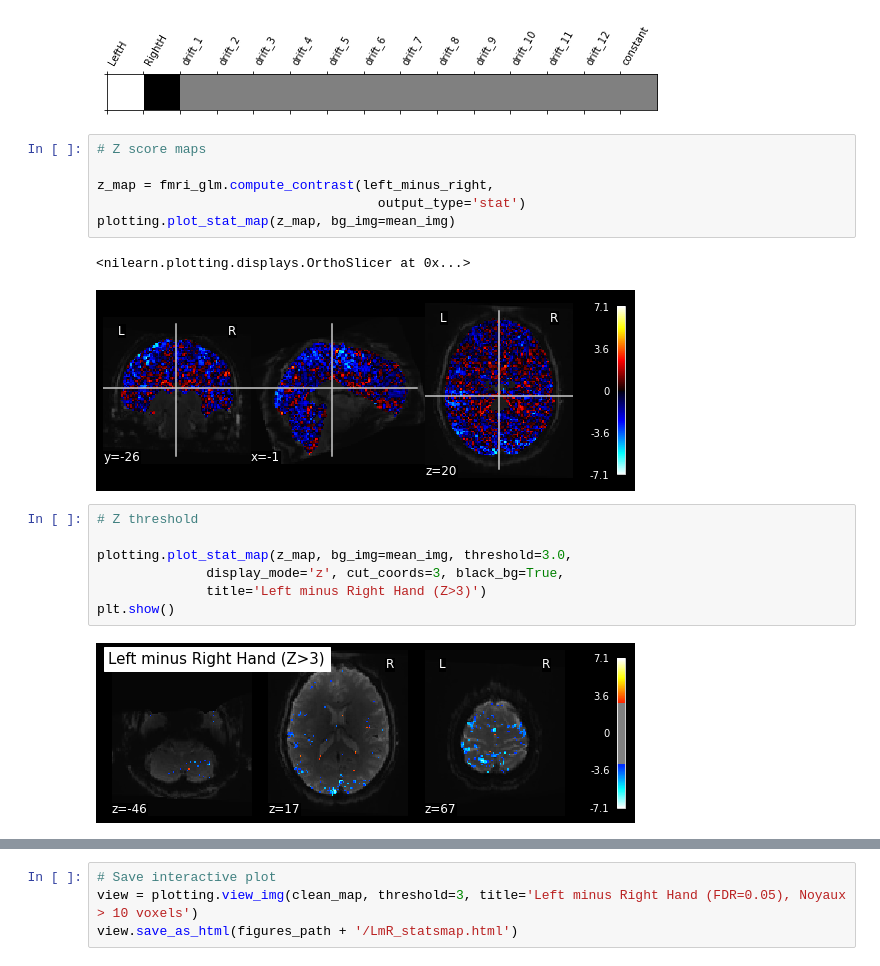
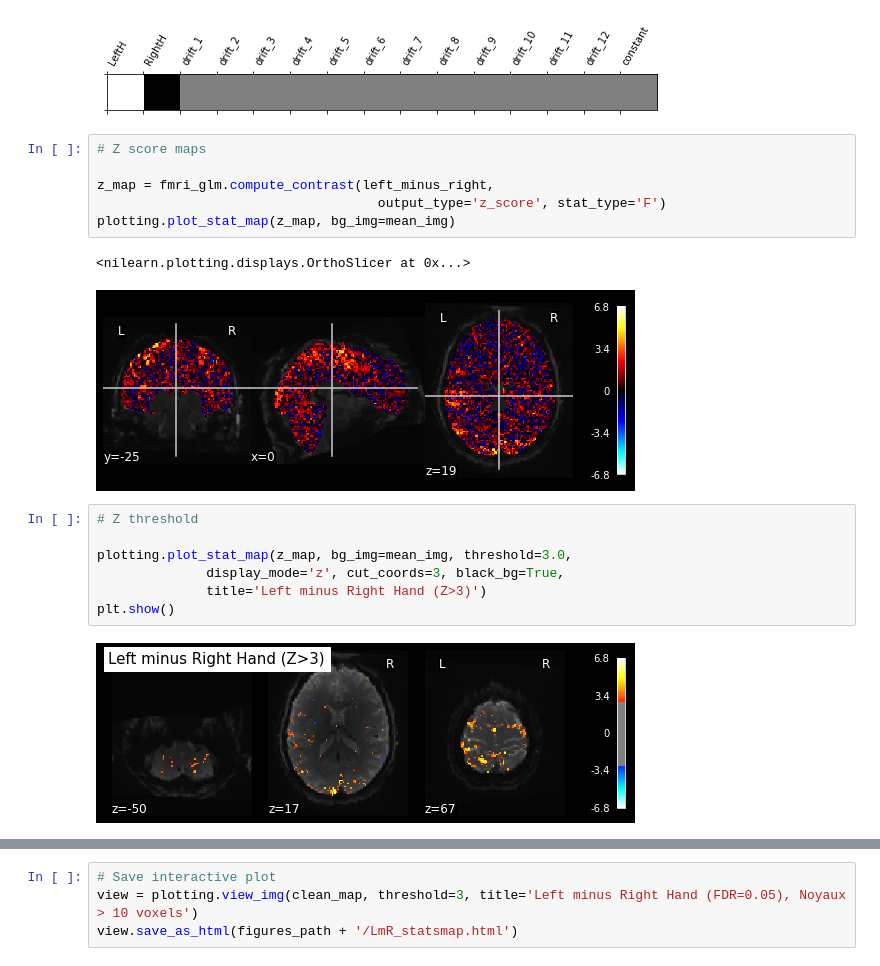
Before and after one commit to courtois-neuromod/shinobi_behav, a Jupyter notebook: notebooks/annotations.ipynb, the cells around one changed output, grey strips where cells are left out. Cells and saved outputs as stored; diff of their text form.

```diff
--- a/notebooks/annotations.ipynb
+++ b/notebooks/annotations.ipynb
@@ -264,12 +264,12 @@ plot_contrast_matrix(left_minus_right, design_matrix=design_matrix)
 # %%
 # Z score maps
 
 z_map = fmri_glm.compute_contrast(left_minus_right,
-                                    output_type='stat')
+                                    output_type='z_score', stat_type='F')
 plotting.plot_stat_map(z_map, bg_img=mean_img)
 # %% [output]
 <nilearn.plotting.displays.OrthoSlicer at 0x...>
-[figure, old version]
+[figure, new version]
 # %%
 # Z threshold
 
@@ -278,7 +278,7 @@ plotting.plot_stat_map(z_map, bg_img=mean_img, threshold=3.0,
               title='Left minus Right Hand (Z>3)')
 plt.show()
 # %% [output]
-[figure, old version]
+[figure, new version]
 # %%
 # Uncorrected
 
```
Also changed, not shown: parts of 3 cells of this notebook.
